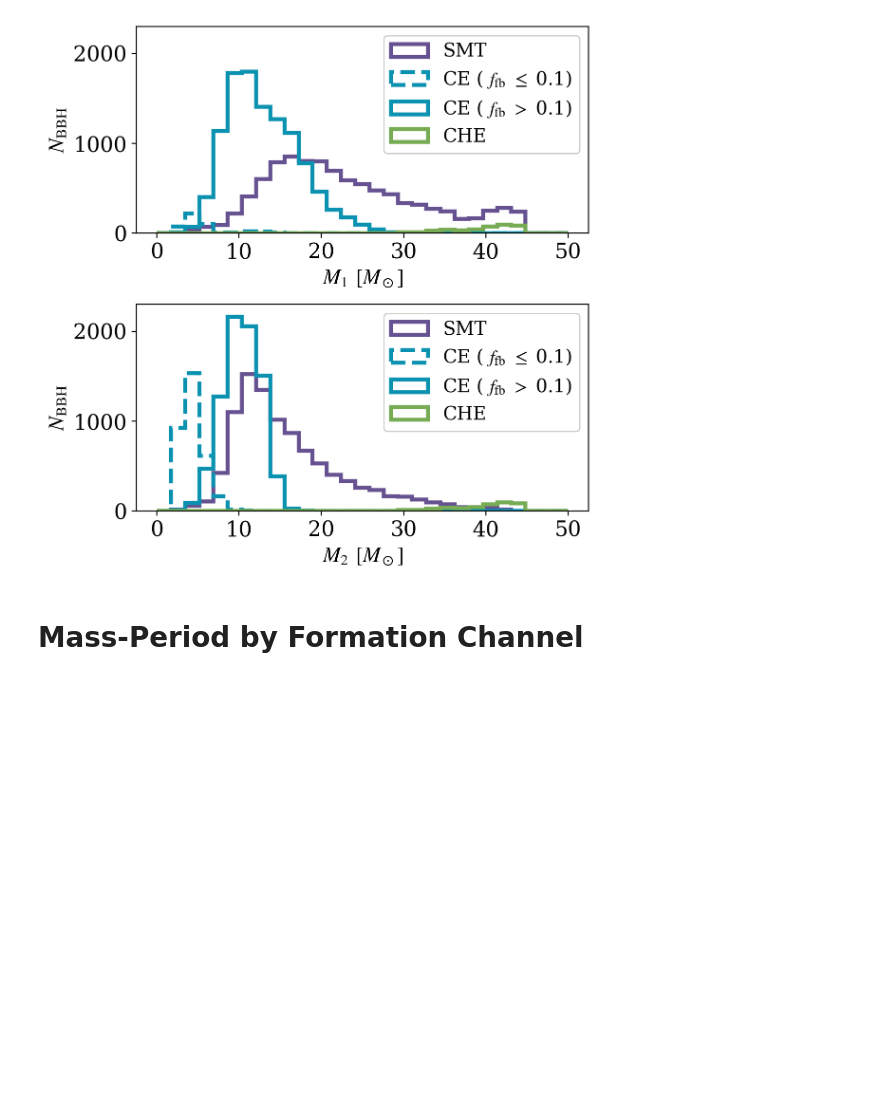
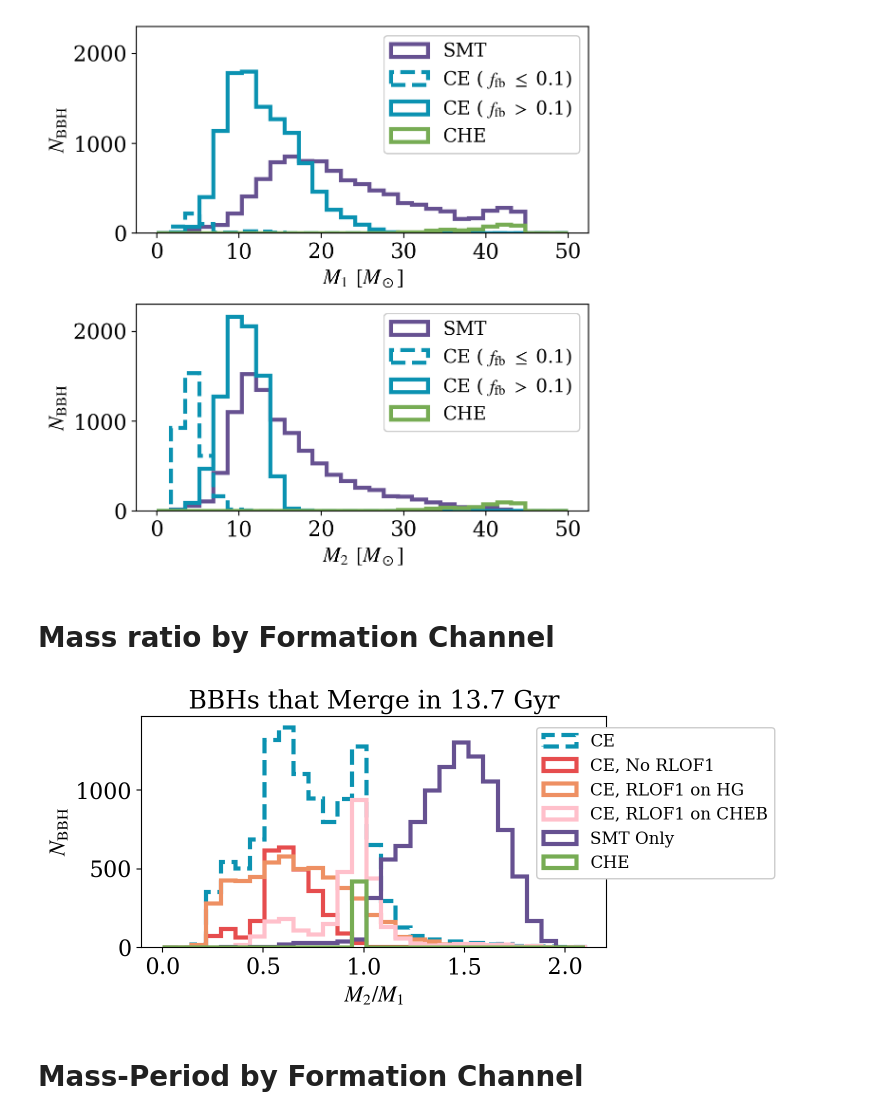
Before and after one commit to veome22/modern_tidal_interaction_models_dco, a Jupyter notebook: population_distribution_plots.ipynb, the cells around one changed output. Saved outputs shown, nothing was run; the diff lists cells and outputs as text; code cells hidden in the pictures; blank space fills up the shorter version.

Commit message:
added plots for presentation

```diff
--- a/population_distribution_plots.ipynb
+++ b/population_distribution_plots.ipynb
@@ -741,6 +885,56 @@ plt.savefig(plot_path+"m1_m2_breakdown_realistic.pdf", dpi=300, bbox_inches='tig
 plt.show()
 # %% [output]
 [figure]
+# %% [markdown]
+# Mass ratio by Formation Channel
+# %%
+fig, ax = plt.subplots(ncols=1, nrows=1, figsize=(6, 3))
+
+pop_name = 'realistic'
+# pop_name = 'perfect'
+dco_type = 'BBH'
+pop_df = pop_dfs[pop_name]
+pop_df = pop_df[pop_df[dco_type] & pop_df['Merges_Hubble_Time']]
+
+x1 = pop_df['Mass@DCO(1)']
+x2 = pop_df['Mass@DCO(2)']
+
+# x1 = pop_df['M_max@DCO']
+# x2 = pop_df['M_min@DCO']
+
+x = x2/x1
+# x = x2 / (x1+x2)
+
+bins_x = np.linspace(0, 2.1, 30)
+
+any_rlof = (pop_df['RLOF_Primary']==True) + (pop_df['RLOF_Secondary']==True) + (pop_df['RLOF_Both']==True)
+any_ce = (pop_df['CE_Primary']==True) + (pop_df['CE_Secondary']==True) +(pop_df['CE_Both']==True)
+any_che = (pop_df['CH_on_MS(1)']==True) + (pop_df['CH_on_MS(2)']==True)
+smt_mask = any_rlof * (~any_ce) * (~any_che)
+ce_mask = any_ce * (~any_che)
+
+any_rlof1 = pop_df["Number_of_RLOF(SN)_Primary"] > 0
+hg_rlof1_mask = pop_df["MT_Donor_Hist(SN)_Primary"].apply(lambda x: 2 in x if isinstance(x, list) else False)
+cheb_rlof1_mask = pop_df["MT_Donor_Hist(SN)_Primary"].apply(lambda x: 4 in x if isinstance(x, list) else False)
+
+ax.hist(x[ce_mask], bins=bins_x, density=False, histtype='step', lw=3, color=colorPalette['blue'], ls='--', label=r'CE')
+ax.hist(x[ce_mask & ~any_rlof1], bins=bins_x, density=False, histtype='step', lw=3, color=colorPalette['red'], label=r'CE, No RLOF1')
+ax.hist(x[ce_mask & any_rlof1 & hg_rlof1_mask], bins=bins_x, density=False, histtype='step', lw=3, color=colorPalette['orange'], label=r'CE, RLOF1 on HG')
+ax.hist(x[ce_mask & any_rlof1 & cheb_rlof1_mask & ~hg_rlof1_mask], bins=bins_x, density=False, histtype='step', lw=3, color='pink', label=r'CE, RLOF1 on CHEB')
+
+ax.hist(x[smt_mask], bins=bins_x, density=False, histtype='step', lw=3, color=colorPalette['violet'], label=r'SMT Only')
+ax.hist(x[any_che], bins=bins_x, density=False, histtype='step', lw=3, color=colorPalette['green'], label=r'CHE')
+
+ax.legend(fontsize=12, loc=(0.85, 0.3))
+ax.set_ylabel(r'$N_{\rm BBH}$')
+
+ax.set_xlabel('$M_2/M_1$')
+# ax.set_title('BBHs that Merge in 13.7 Gyr')
+# plt.tight_layout()
+
+plt.show()
+# %% [output]
+[figure, added]
 # %% [markdown]
 # Mass-Period by Formation Channel
 # %%
```
Also changed, not shown: parts of 5 cells of this notebook, 2 other files.
